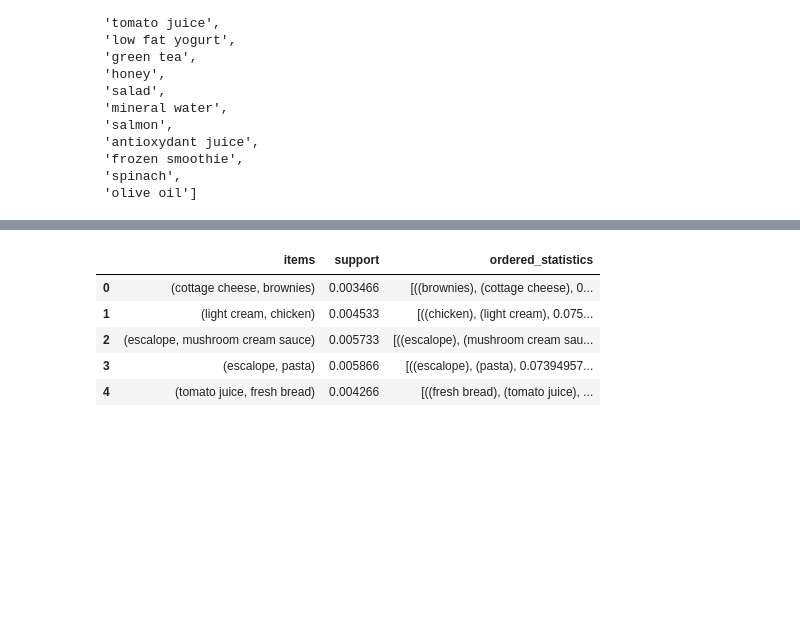
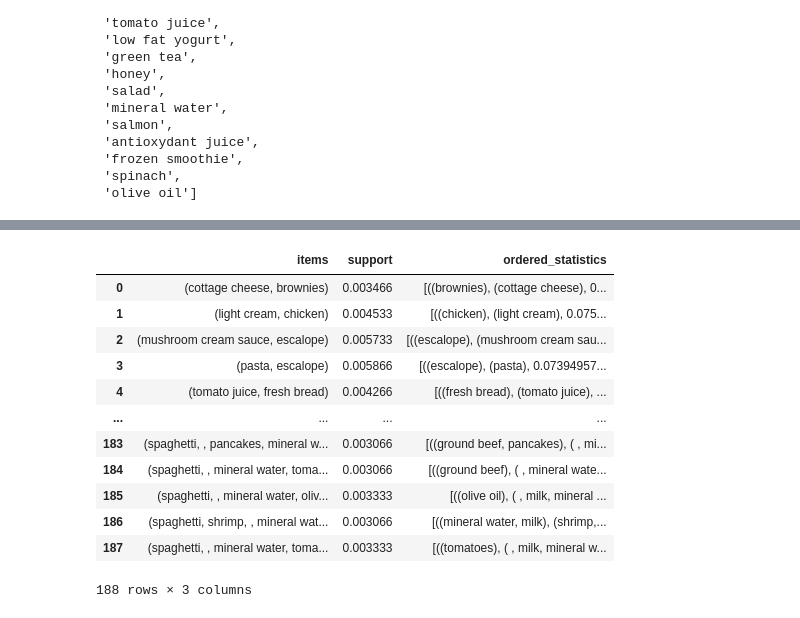
Before and after one commit to Sr1durga/marketbasketoptimisation, a Jupyter notebook: optimisation.ipynb, the cells around one changed output, grey strips where cells are left out. Saved outputs shown, nothing was run; the diff lists cells and outputs as text; code cells hidden in the pictures; blank space fills up the shorter version.

```diff
--- a/optimisation.ipynb
+++ b/optimisation.ipynb
@@ -3,7 +3,7 @@ import pandas as pd
 import numpy as np
 from apyori import apriori
 # %%
-df = pd.read_csv(r'C:\Users\sridu\Desktop\mba\Market_Basket_Optimisation.csv',header=None)
+df = pd.read_csv(r'.\Market_Basket_Optimisation.csv',header=None)
 # %%
 df.head()
 # %% [output]
@@ -14,7 +14,7 @@ df.head()
 | 3 | turkey | avocado | NaN | NaN | NaN | NaN | NaN | NaN | NaN | NaN | NaN | ... |
 | 4 | mineral water | milk | energy bar | whole wheat rice | green tea | NaN | NaN | NaN | NaN | NaN | NaN | ... |
 # %%
-df.fillna(0,inplace=True)
+df.fillna(value=' ',inplace=True)
 # %%
 df.head()
 # %% [output]
@@ -81,14 +77,21 @@ Results
 # %%
 df_results = pd.DataFrame(Results)
 # %%
-df_results.head()
+df_results
 # %% [output]
 |  | items | support | ordered_statistics |
 | 0 | (cottage cheese, brownies) | 0.003466 | [((brownies), (cottage cheese), 0... |
 | 1 | (light cream, chicken) | 0.004533 | [((chicken), (light cream), 0.075... |
-| 2 | (escalope, mushroom cream sauce) | 0.005733 | [((escalope), (mushroom cream sau... |
-| 3 | (escalope, pasta) | 0.005866 | [((escalope), (pasta), 0.07394957... |
+| 2 | (mushroom cream sauce, escalope) | 0.005733 | [((escalope), (mushroom cream sau... |
+| 3 | (pasta, escalope) | 0.005866 | [((escalope), (pasta), 0.07394957... |
 | 4 | (tomato juice, fresh bread) | 0.004266 | [((fresh bread), (tomato juice), ... |
+| ... | ... | ... | ... |
+| 183 | (spaghetti, , pancakes, mineral w... | 0.003066 | [((ground beef, pancakes), ( , mi... |
+| 184 | (spaghetti, , mineral water, toma... | 0.003066 | [((ground beef), ( , mineral wate... |
+| 185 | (spaghetti, , mineral water, oliv... | 0.003333 | [((olive oil), ( , milk, mineral ... |
+| 186 | (spaghetti, shrimp, , mineral wat... | 0.003066 | [((mineral water, milk), (shrimp,... |
+| 187 | (spaghetti, , mineral water, toma... | 0.003333 | [((tomatoes), ( , milk, mineral w... |
+188 rows × 3 columns
 # %%
 support = df_results.support
 # %%
```
Also changed, not shown: parts of 9 cells of this notebook, 1 other file.
